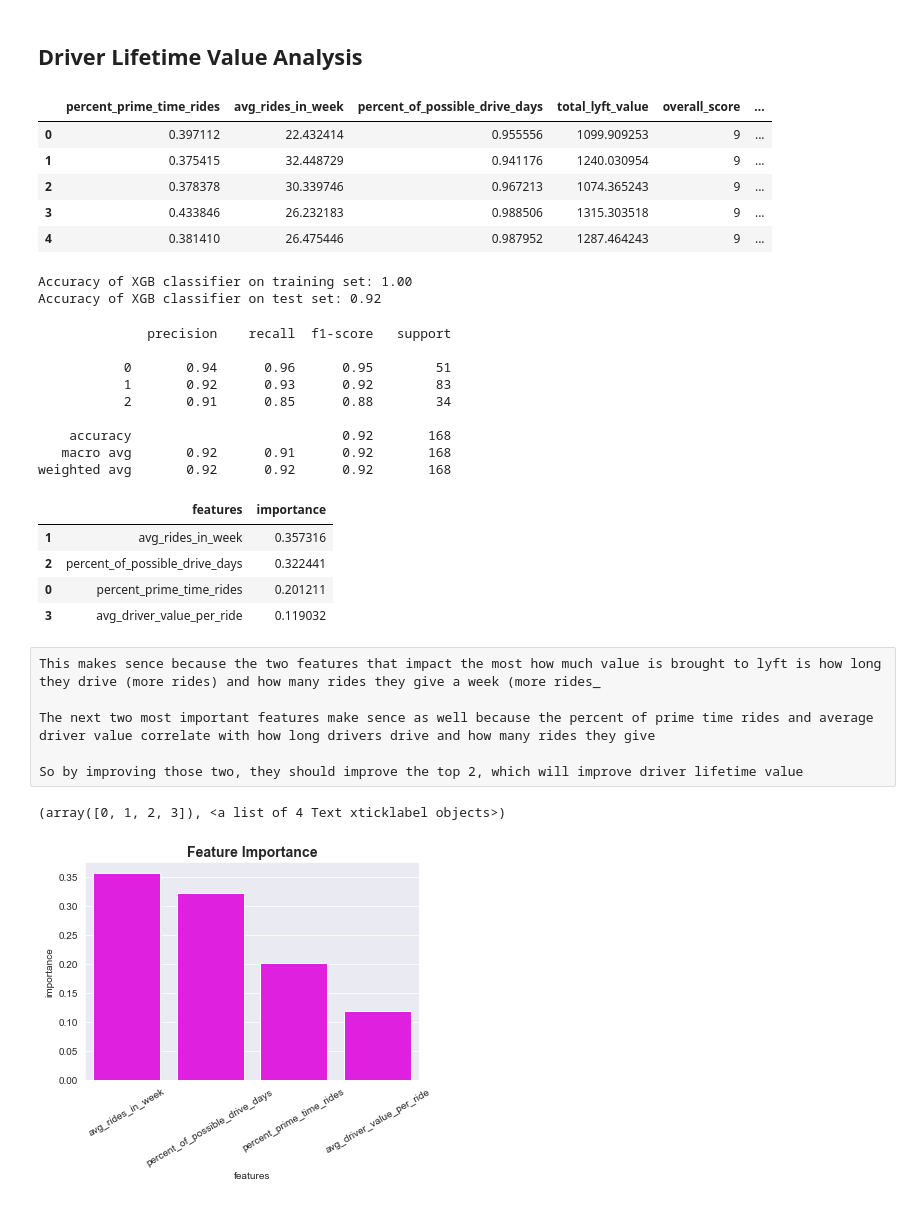
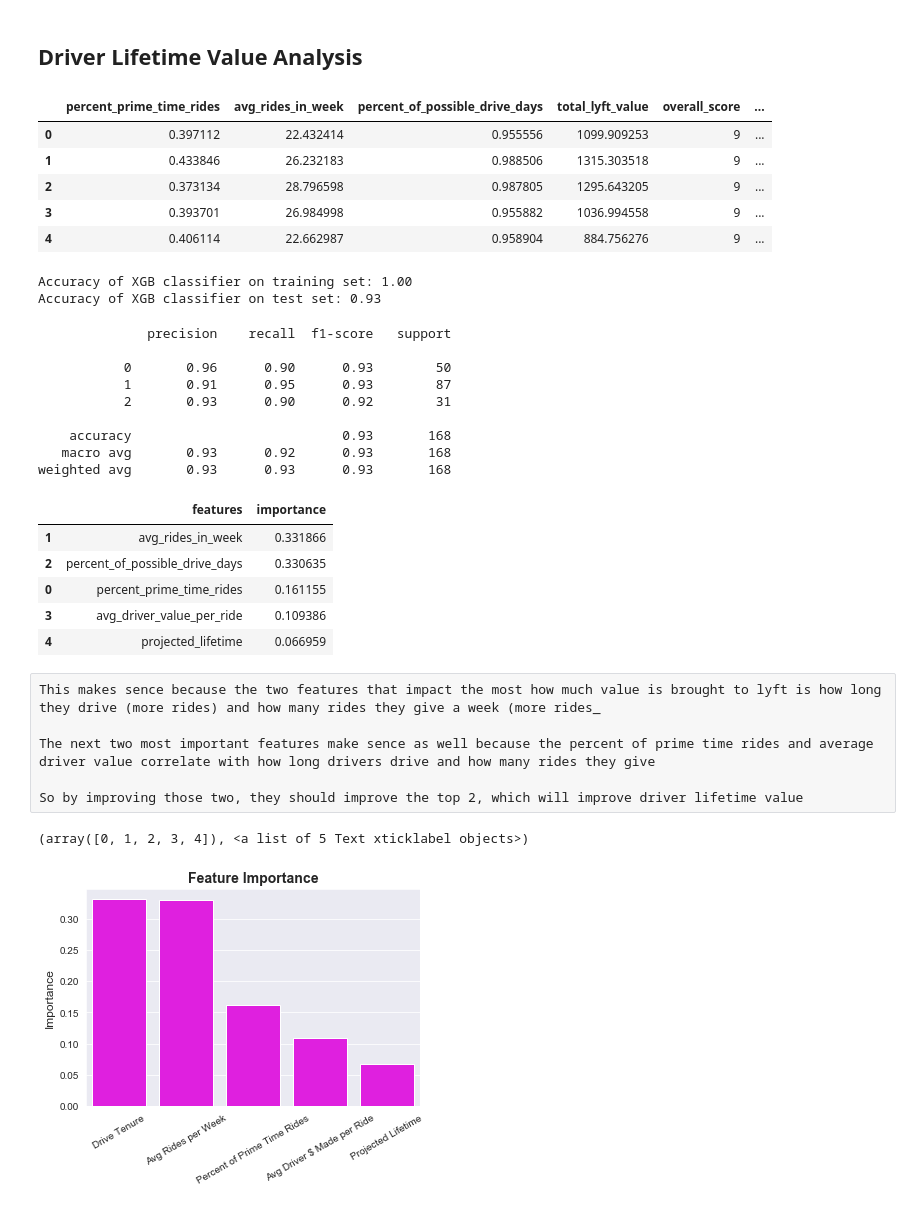
Before and after one commit to AugmentedMode/Lyft-Data-Challenge, a Jupyter notebook: Lyft-Analysis.ipynb, the cells around one changed output. Saved outputs shown, nothing was run; the diff lists cells and outputs as text; code cells hidden in the pictures.

```diff
--- a/Lyft-Analysis.ipynb
+++ b/Lyft-Analysis.ipynb
@@ -352,6 +351,10 @@ updated_driver_data_df['percent_prime_time_rides'] = percent_prime_time_rides
 # Gets the percentage of how many days a driver drove for in the amount of time they could have drove for according to the data
 
 updated_driver_data_df['percent_of_possible_drive_days'] = updated_driver_data_df['days_being_a_lyft_driver_int'] / updated_driver_data_df['maximum_drive_days_int']
+
+# Gets the average time of a driver from when they accepted a ride to when they arrive
+
+updated_driver_data_df['avg_time_from_accept_to_arrive'] = main_ride_data_df.groupby('driver_id')['minutes_between_accept_arrive'].mean().values
 # %% [markdown]
 # Key Dataframes
 # %%
@@ -590,3 +612,11 @@ updated_driver_data_df.groupby('total_lyft_value_cluster')['total_lyft_value'].d
 | 1 | 283.0 | 1027.438241 | 174.975439 | 624.895513 | 893.501628 | 1023.475341 | 1175.561278 | 1338.570987 |
 | 2 | 156.0 | 1654.560946 | 205.025820 | 1346.790744 | 1483.638780 | 1637.325977 | 1806.186989 | 2071.703384 |
 | 3 | 59.0 | 2499.214915 | 379.044587 | 2090.226210 | 2207.871286 | 2382.918259 | 2697.800519 | 3756.366077 |
+# %%
+kmeans = KMeans(n_clusters=5)
+kmeans.fit(updated_driver_data_df[['avg_time_from_accept_to_arrive']])
+updated_driver_data_df['avg_time_from_accept_to_arrive_cluster'] = kmeans.predict(updated_driver_data_df[['avg_time_from_accept_to_arrive']])
+
+updated_driver_data_df = order_cluster('avg_time_from_accept_to_arrive_cluster', 'avg_time_from_accept_to_arrive',updated_driver_data_df,True)
+
+updated_driver_data_df.groupby('avg_time_from_accept_to_arrive_cluster')['avg_time_from_accept_to_arrive'].describe()
@@ -596,14 +634,16 @@ percent_of_possible_drive_days_cluster = updated_driver_data_df['percent_of_poss
 avg_driver_value_per_ride_cluster = updated_driver_data_df['avg_driver_value_per_ride_cluster']
 percent_prime_time_rides_cluster = updated_driver_data_df['percent_prime_time_rides_cluster']
 total_lyft_value_cluster = updated_driver_data_df['total_lyft_value_cluster']
+#avg_time_from_accept_to_arrive_cluster = updated_driver_data_df['avg_time_from_accept_to_arrive_cluster']
 
 updated_driver_data_df['overall_score'] = (avg_rides_in_week_cluster + percent_of_possible_drive_days_cluster
-                                           + avg_driver_value_per_ride_cluster + percent_prime_time_rides_cluster + total_lyft_value_cluster)
+                                           + avg_driver_value_per_ride_cluster + percent_prime_time_rides_cluster
+                                           + total_lyft_value_cluster) # + avg_time_from_accept_to_arrive_cluster
 
 
 clustering_data_df = updated_driver_data_df.groupby('overall_score')[['avg_driver_value_per_ride', 'percent_of_possible_drive_days',
                                                                       'avg_rides_in_week', 'percent_prime_time_rides', 'total_lyft_value',
-                                                                       'days_being_a_lyft_driver_int']].mean()
+                                                                       'days_being_a_lyft_driver_int', 'avg_time_from_accept_to_arrive']].mean() #'avg_time_from_accept_to_arrive'
 
 clustering_data_df
 # %% [output]
@@ -799,7 +981,7 @@ ax.grid('on')
 ## Driver Lifetime Value Analysis
 # %%
 lifetime_value_df = updated_driver_data_df[['percent_prime_time_rides', 'avg_rides_in_week', 'percent_of_possible_drive_days',
-                                            'total_lyft_value', 'overall_score', 'segment_of_drivers', 'avg_driver_value_per_ride']]
+                                            'total_lyft_value', 'overall_score', 'segment_of_drivers', 'avg_driver_value_per_ride', 'projected_lifetime']] #, 'avg_time_from_accept_to_arrive'
 
 lifetime_value_df['segment_of_drivers'] = 0
 lifetime_value_df.loc[lifetime_value_df['overall_score'] > 5, 'segment_of_drivers'] = 1
@@ -808,10 +990,10 @@ lifetime_value_df.head()
 # %% [output]
 |  | percent_prime_time_rides | avg_rides_in_week | percent_of_possible_drive_days | total_lyft_value | overall_score | ... |
 | 0 | 0.397112 | 22.432414 | 0.955556 | 1099.909253 | 9 | ... |
-| 1 | 0.375415 | 32.448729 | 0.941176 | 1240.030954 | 9 | ... |
-| 2 | 0.378378 | 30.339746 | 0.967213 | 1074.365243 | 9 | ... |
-| 3 | 0.433846 | 26.232183 | 0.988506 | 1315.303518 | 9 | ... |
-| 4 | 0.381410 | 26.475446 | 0.987952 | 1287.464243 | 9 | ... |
+| 1 | 0.433846 | 26.232183 | 0.988506 | 1315.303518 | 9 | ... |
+| 2 | 0.373134 | 28.796598 | 0.987805 | 1295.643205 | 9 | ... |
+| 3 | 0.393701 | 26.984998 | 0.955882 | 1036.994558 | 9 | ... |
+| 4 | 0.406114 | 22.662987 | 0.958904 | 884.756276 | 9 | ... |
 # %%
 #create X and y, X will be feature set and y is the label - LTV
 y = lifetime_value_df['segment_of_drivers']
@@ -819,7 +1001,7 @@ X = lifetime_value_df.drop(['segment_of_drivers', 'overall_score', 'total_lyft_v
 # %%
 X_train, X_test, y_train, y_test = train_test_split(X, y, test_size = 0.20, random_state = 42)
 # %%
-ltv_xgb_model = xgb.XGBClassifier(max_depth=5, learning_rate=0.1,objective= 'multi:softprob',n_jobs=-1).fit(X_train, y_train)
+ltv_xgb_model = xgb.XGBClassifier(max_depth=5, learning_rate=0.1, objective= 'multi:softprob', n_jobs=-1).fit(X_train, y_train)
 
 print('Accuracy of XGB classifier on training set: {:.2f}'
        .format(ltv_xgb_model.score(X_train, y_train)))
@@ -827,7 +1009,7 @@ print('Accuracy of XGB classifier on test set: {:.2f}'
        .format(ltv_xgb_model.score(X_test[X_train.columns], y_test)))
 # %% [output]
 Accuracy of XGB classifier on training set: 1.00
-Accuracy of XGB classifier on test set: 0.92
+Accuracy of XGB classifier on test set: 0.93
 # %%
 y_pred = ltv_xgb_model.predict(X_test)
 # %%
@@ -835,13 +1017,13 @@ print(classification_report(y_test, y_pred))
 # %% [output]
               precision    recall  f1-score   support
 
-           0       0.94      0.96      0.95        51
-           1       0.92      0.93      0.92        83
-           2       0.91      0.85      0.88        34
+           0       0.96      0.90      0.93        50
+           1       0.91      0.95      0.93        87
+           2       0.93      0.90      0.92        31
 
-    accuracy                           0.92       168
-   macro avg       0.92      0.91      0.92       168
-weighted avg       0.92      0.92      0.92       168
+    accuracy                           0.93       168
+   macro avg       0.93      0.92      0.93       168
+weighted avg       0.93      0.93      0.93       168
 # %%
 importances = pd.DataFrame({
     'features': lifetime_value_df.drop(['segment_of_drivers', 'overall_score', 'total_lyft_value'], axis=1).columns,
@@ -853,10 +1035,11 @@ importances = importances.sort_values(by='importance', ascending=False)
 importances
 # %% [output]
 |  | features | importance |
-| 1 | avg_rides_in_week | 0.357316 |
-| 2 | percent_of_possible_drive_days | 0.322441 |
-| 0 | percent_prime_time_rides | 0.201211 |
-| 3 | avg_driver_value_per_ride | 0.119032 |
+| 1 | avg_rides_in_week | 0.331866 |
+| 2 | percent_of_possible_drive_days | 0.330635 |
+| 0 | percent_prime_time_rides | 0.161155 |
+| 3 | avg_driver_value_per_ride | 0.109386 |
+| 4 | projected_lifetime | 0.066959 |
 # %% [raw]
 This makes sence because the two features that impact the most how much value is brought to lyft is how long they drive (more rides) and how many rides they give a week (more rides_
 
@@ -866,11 +1049,18 @@ So by improving those two, they should improve the top 2, which will improve dri
 # %%
 fig = plt.figure(figsize=[6,4])
 ax = plt.subplot(111)
 ax.set_title('Feature Importance', fontsize = 14, weight = 'bold')
 
 sns.barplot(x=importances['features'], y=importances['importance'], color='fuchsia')
 
+group_labels = ['Drive Tenure', 'Avg Rides per Week',
+             'Percent of Prime Time Rides', 'Avg Driver $ Made per Ride',
+             'Projected Lifetime']
+
+ax.set_xticklabels(group_labels)
+plt.ylabel('Importance', fontsize = 12)
+ax.set_xlabel('')
 plt.xticks(rotation=30)
 # %% [output]
-(array([0, 1, 2, 3]), <a list of 4 Text xticklabel objects>)
+(array([0, 1, 2, 3, 4]), <a list of 5 Text xticklabel objects>)
-[figure, old version]
+[figure, new version]
```
Also changed, not shown: parts of 46 cells of this notebook.
